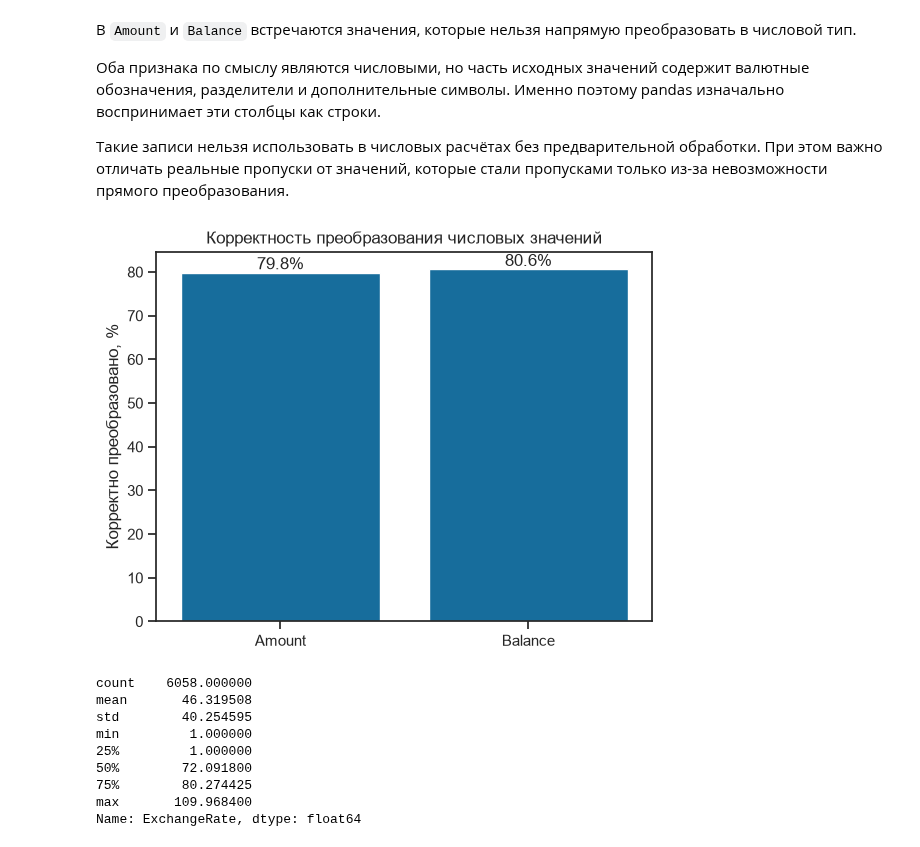
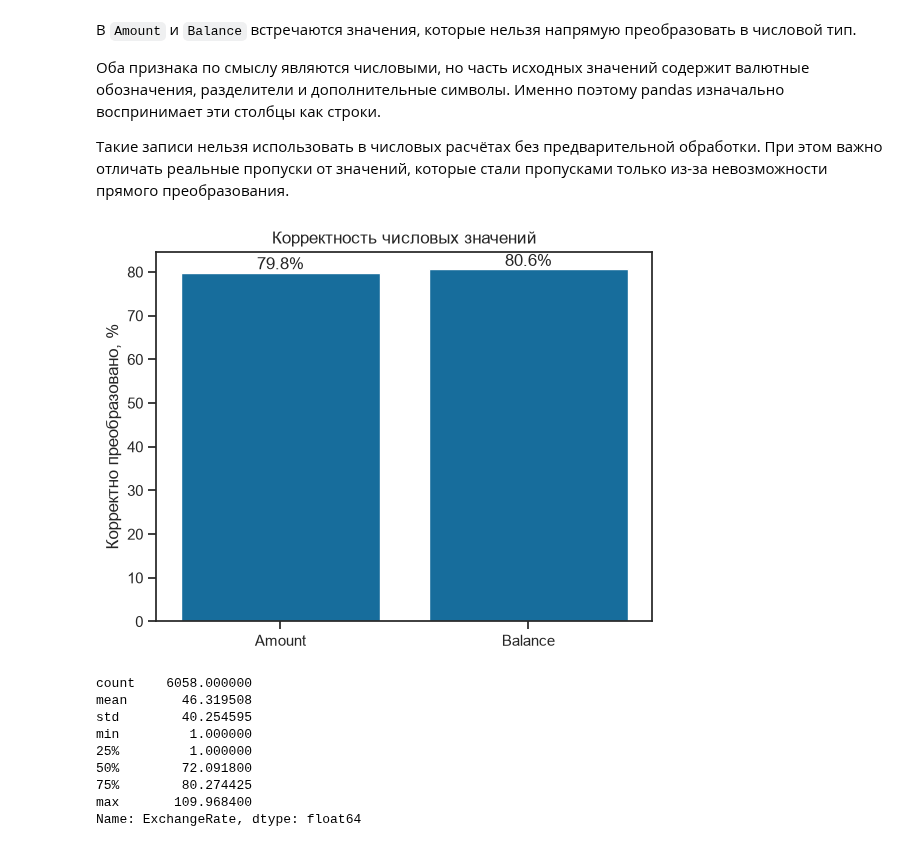
Before and after one commit to polinasimka/Data-Engineering-Project, a Jupyter notebook: notebooks/EDA.ipynb, the cells around one changed output. Drawn from its saved outputs; the diff is of its cells as text; code cells hidden in the pictures.

```diff
--- a/notebooks/EDA.ipynb
+++ b/notebooks/EDA.ipynb
@@ -296,22 +328,30 @@ Name: count, dtype: int64
 Оба признака по смыслу являются числовыми, но часть исходных значений содержит валютные обозначения, разделители и дополнительные символы. Именно поэтому pandas изначально воспринимает эти столбцы как строки.
 
 Такие записи нельзя использовать в числовых расчётах без предварительной обработки. При этом важно отличать реальные пропуски от значений, которые стали пропусками только из-за невозможности прямого преобразования.
-# %%
-numeric_validity = pd.DataFrame({
-    "Признак": ["Amount", "Balance"],
-    "Корректно преобразовано, %": [
-        amount_numeric.notna().sum() / data["Amount"].notna().sum() * 100,
-        balance_numeric.notna().sum() / data["Balance"].notna().sum() * 100
-    ]
-})
-
-ax = sns.barplot(data=numeric_validity, x="Признак", y="Корректно преобразовано, %")
-
-ax.set(title="Корректность преобразования числовых значений", xlabel="", ylabel="Корректно преобразовано, %")
-
-ax.bar_label(ax.containers[0], fmt="%.1f%%");
-# %% [output]
-[figure, removed]
+# %%
+numeric_validity = pd.DataFrame({
+    "Признак": ["Amount", "Balance"],
+    "Корректно преобразовано, %": [
+        amount_numeric.notna().sum() / data["Amount"].notna().sum() * 100,
+        balance_numeric.notna().sum() / data["Balance"].notna().sum() * 100
+    ]
+})
+
+ax = sns.barplot(
+    data=numeric_validity,
+    x="Признак",
+    y="Корректно преобразовано, %"
+)
+
+ax.set(
+    title="Корректность числовых значений",
+    xlabel="",
+    ylabel="Корректно преобразовано, %"
+)
+
+ax.bar_label(ax.containers[0], fmt="%.1f%%");
+# %% [output]
+[figure, added]
 # %%
 data["ExchangeRate"].describe()
 # %% [output]
```
Also changed, not shown: parts of 14 cells of this notebook.
